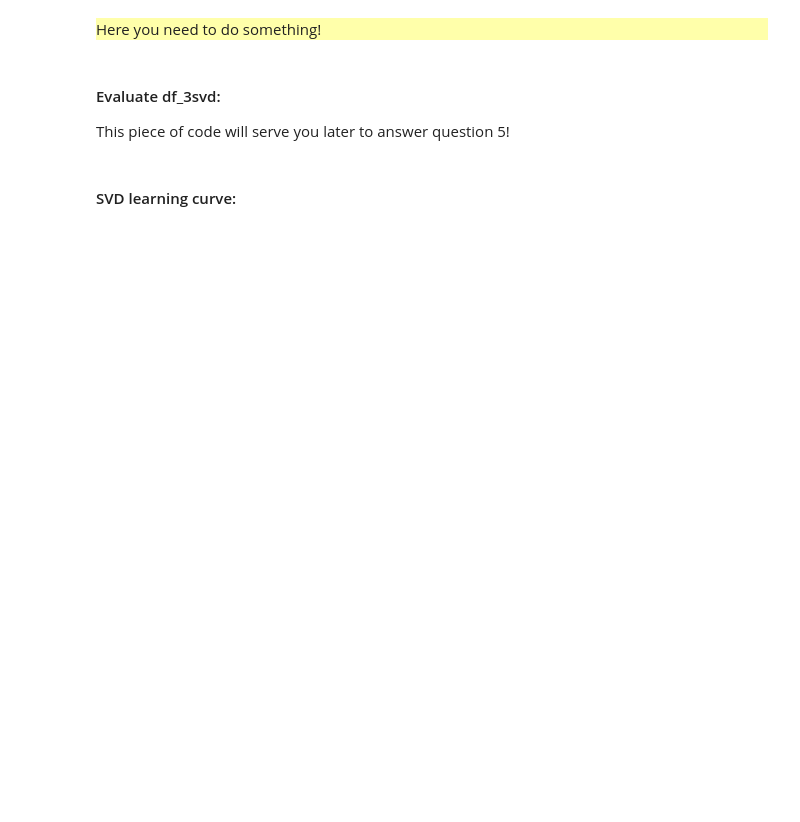
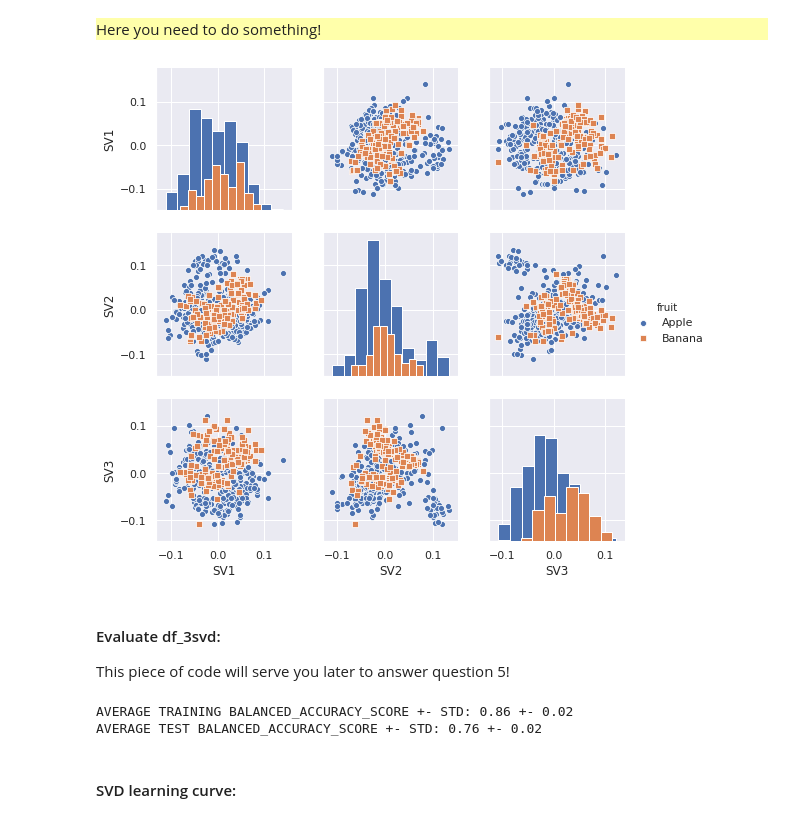
Before and after one commit to UrsulaAlcantara/info232, a Jupyter notebook: TP2/TP2.ipynb, the cells around one changed output. Drawn from its saved outputs; the diff is of its cells as text; code cells hidden in the pictures; blank space fills up the shorter version.

```diff
--- a/TP2/TP2.ipynb
+++ b/TP2/TP2.ipynb
@@ -419,7 +419,6 @@ Then answer those questions:
 </div>
 <b>Choose the correct dataset: CS representation, scaled data.</b>
 # %%
-dataset_choice = 0 # Change that
-data_df = all_data_df[dataset_choice] # Change that
-
+dataset_choice = 2 # Change that
+data_df = all_scaled_data_df[dataset_choice] # Change that
 print(data_df.shape)
@@ -594,6 +673,6 @@ Then the question to answer will be to compute the performances obtained with th
 # if you did things correctly in previous questions)
 # To obtain df_scaled, remove the last column of data_df.
 
-df_scaled = df_scaled2[{"redness", "elongation"}] # REPLACE THIS BY THE CORRECT ANSWER
+df_scaled = data_df.drop(columns="fruit") # REPLACE THIS BY THE CORRECT ANSWER
 
 df_scaled.head()
@@ -633,6 +733,9 @@ df_3svd.head()
 </div>
 # %%
 # Show the pairplot of svd_df
+g = sns.pairplot(df_3svd, hue="fruit", markers=["o", "s"], diag_kind="hist")
+# %% [output]
+[figure, added]
 # %% [markdown]
 #### Evaluate df_3svd:
 This piece of code will serve you later to answer question 5!
@@ -643,6 +746,9 @@ p_tr, s_tr, p_te, s_te = df_cross_validate(df_3svd, sklearn_model, sklearn_metri
 metric_name = sklearn_metric.__name__.upper()
 print("AVERAGE TRAINING {0:s} +- STD: {1:.2f} +- {2:.2f}".format(metric_name, p_tr, s_tr))
 print("AVERAGE TEST {0:s} +- STD: {1:.2f} +- {2:.2f}".format(metric_name, p_te, s_te))
+# %% [output]
+AVERAGE TRAINING BALANCED_ACCURACY_SCORE +- STD: 0.86 +- 0.02
+AVERAGE TEST BALANCED_ACCURACY_SCORE +- STD: 0.76 +- 0.02
 # %% [markdown]
 #### SVD learning curve:
 # %%
```
Also changed, not shown: parts of 19 cells of this notebook.
